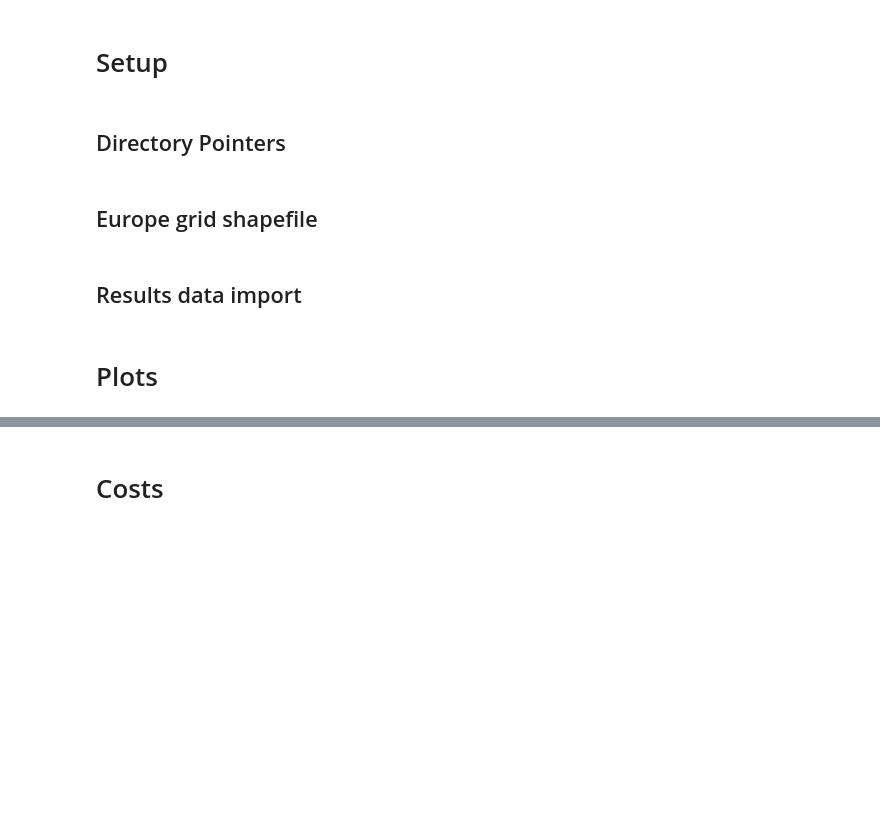
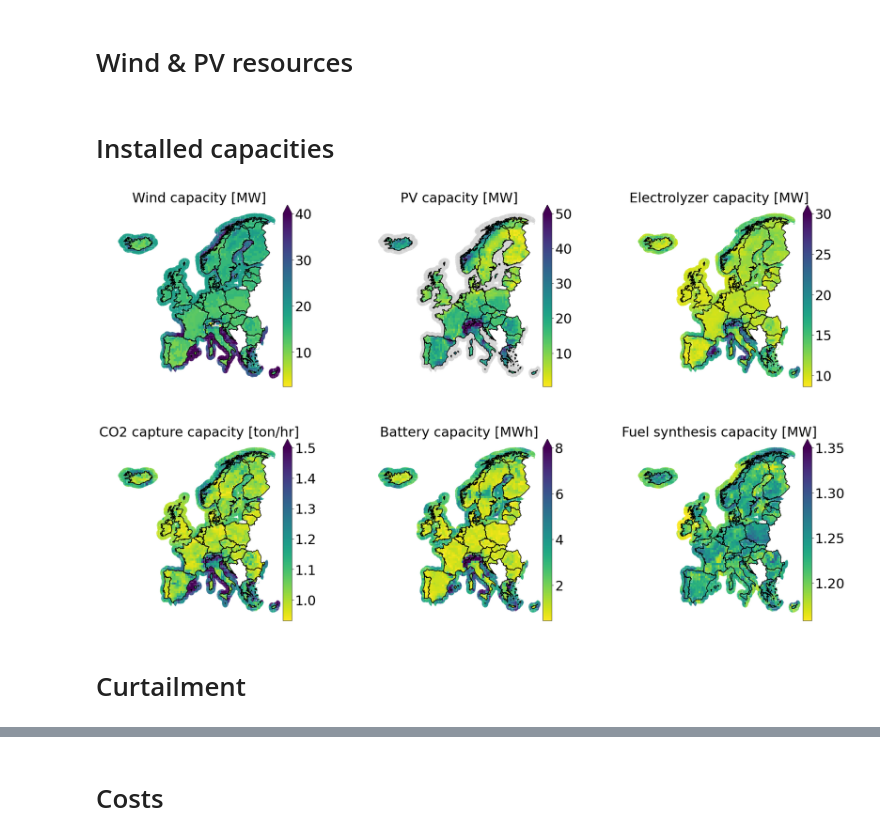
Before and after one commit to kwdseymour/EuroSAFs, a Jupyter notebook: scripts/analysis/SI_figures.ipynb, the cells around one changed output, grey strips where cells are left out. Cells and saved outputs as stored; diff of their text form; code cells hidden in the pictures; blank space fills up the shorter version.

```diff
--- a/scripts/analysis/auxiliary_figures.ipynb
+++ b/scripts/analysis/SI_figures.ipynb
@@ -18,4 +36,32 @@ import plant_optimization as pop
+# %% [markdown]
+# Wind & PV resources
+# %% [markdown]
+# Installed capacities
+# %%
+data = data_2020_geo.copy()
+data.loc[data.battery_capacity_MWh==0,'battery_capacity_MWh'] = np.nan
+data.loc[data.PV_capacity_MW==0,'PV_capacity_MW'] = np.nan
+data.loc[data.wind_capacity_MW==0,'wind_capacity_MW'] = np.nan
+metrics = {'wind_capacity_MW':'Wind capacity [MW]',
+           'PV_capacity_MW':'PV capacity [MW]',
+           'electrolyzer_capacity_MW':'Electrolyzer capacity [MW]',
+           'CO2_capture_tonph':'CO2 capture capacity [ton/hr]',
+           'battery_capacity_MWh':'Battery capacity [MWh]',
+           'H2tL_capacity_MW':'Fuel synthesis capacity [MW]'}
+vmax_dict = {'wind_capacity_MW':40,#35,
+             'PV_capacity_MW':50,#35,
+             'electrolyzer_capacity_MW':30,#35,
+             'CO2_capture_tonph':1.5,#3,
+             'battery_capacity_MWh':8,#5,
+             'H2tL_capacity_MW':1.35}#1.45}
+legend_kwds = {'extend':'max','orientation':'vertical'}
+missing_kwds = {'color':'lightgrey'}
+fontsize = 30
+plot_results(data=data,countries=countries,metrics=metrics,vmax_dict=vmax_dict,missing_kwds=missing_kwds,legend_kwds=legend_kwds,cmap='viridis_r',figsize=(25,15),fontsize=fontsize)
+plt.tight_layout()
+plt.subplots_adjust(hspace=0,wspace=0.08)
+plt.savefig('../../gfx/component_capacities.png',dpi=400)
+# %% [output]
+[figure, added]
 # %% [markdown]
-# Setup
+# Curtailment
-# %% [markdown]
-## Directory Pointers
@@ -24,2 +67,0 @@ results_paths = '../../results/plant_optimization/final_results'
-# %% [markdown]
-## Europe grid shapefile
@@ -31,2 +67,0 @@ merge_cols.remove('geometry')
-# %% [markdown]
-## Results data import
@@ -38,2 +67,0 @@ countries = data_2020.country.unique()
-# %% [markdown]
-# Plots
```
Also changed, not shown: parts of 24 cells of this notebook, 1 other file.
